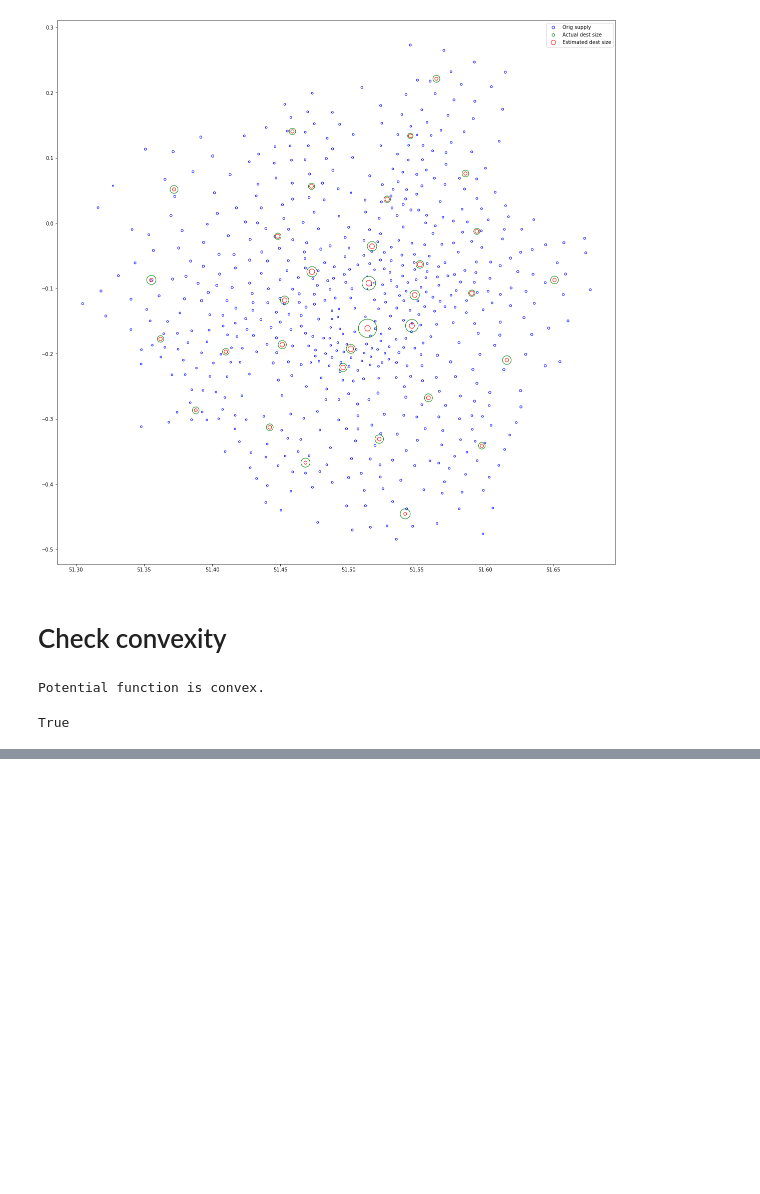
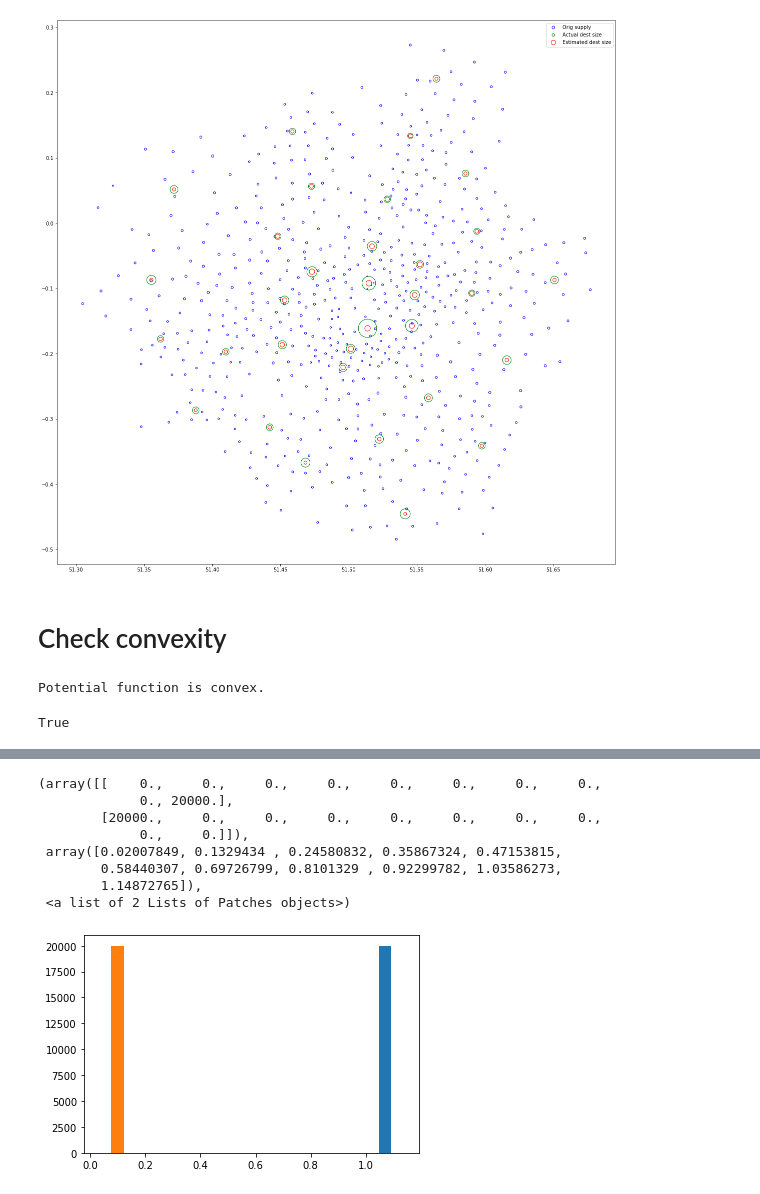
Before and after one commit to YannisZa/stochastic-travel-demand-modelling, a Jupyter notebook: notebooks/commuter_data_sandbox.ipynb, the cells around one changed output, grey strips where cells are left out. Drawn from its saved outputs; the diff is of its cells as text; code cells hidden in the pictures; blank space fills up the shorter version.

```diff
--- a/notebooks/commuter_data_sandbox.ipynb
+++ b/notebooks/commuter_data_sandbox.ipynb
@@ -133,0 +235,12 @@ True
+# %%
+plt.hist(samples)
+# %% [output]
+(array([[    0.,     0.,     0.,     0.,     0.,     0.,     0.,     0.,
+             0., 20000.],
+        [20000.,     0.,     0.,     0.,     0.,     0.,     0.,     0.,
+             0.,     0.]]),
+ array([0.02007849, 0.1329434 , 0.24580832, 0.35867324, 0.47153815,
+        0.58440307, 0.69726799, 0.8101329 , 0.92299782, 1.03586273,
+        1.14872765]),
+ <a list of 2 Lists of Patches objects>)
+[figure, added]
```
Also changed, not shown: parts of 21 cells of this notebook, 4 other files.
